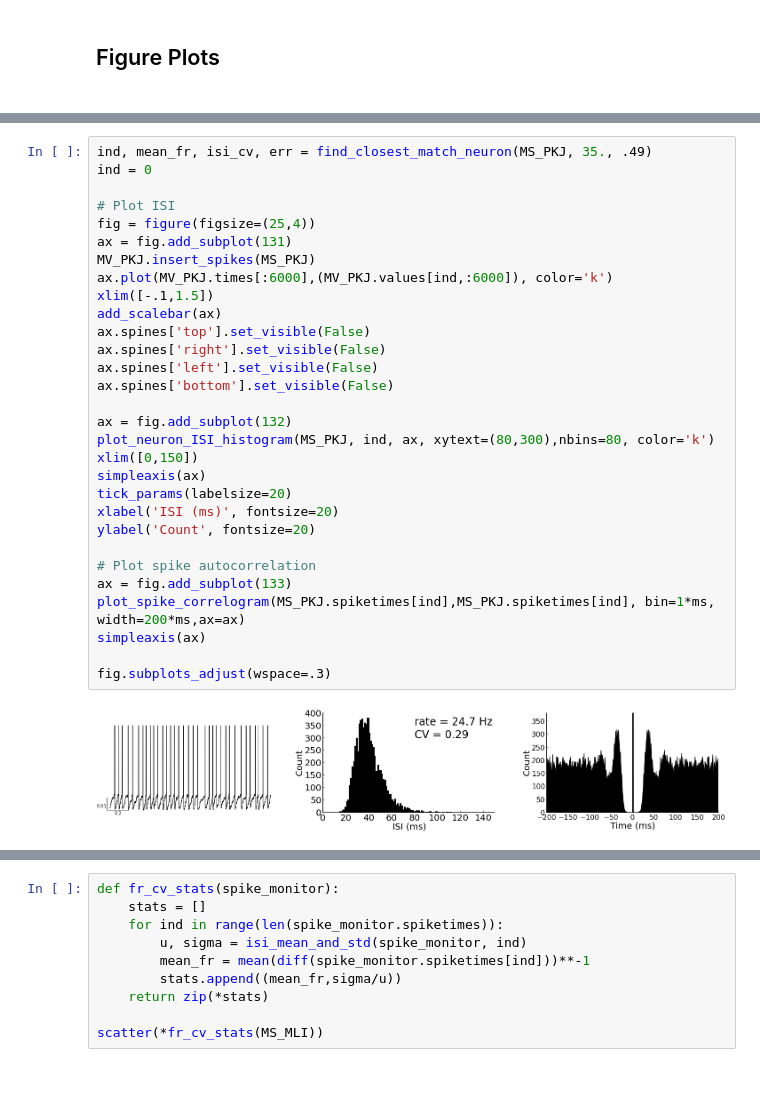
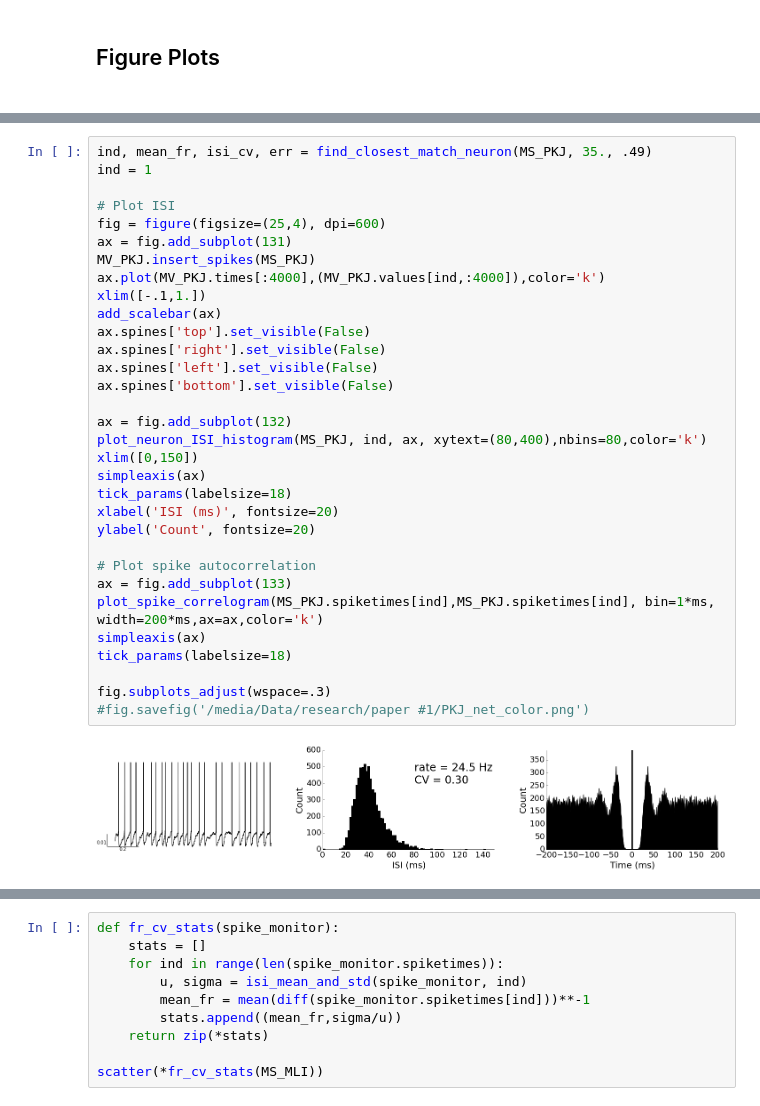
Before and after one commit to blennon/research, a Jupyter notebook: neuron_models/notebooks/MLI_PKJ_ISI2.ipynb, the cells around one changed output, grey strips where cells are left out. Cells and saved outputs as stored; diff of their text form; blank space fills up the shorter version.

```diff
--- a/neuron_models/notebooks/MLI_PKJ_ISI2.ipynb
+++ b/neuron_models/notebooks/MLI_PKJ_ISI2.ipynb
@@ -124,32 +238,34 @@ fig.subplots_adjust(wspace=.3)
 # %%
 ind, mean_fr, isi_cv, err = find_closest_match_neuron(MS_PKJ, 35., .49)
-ind = 0
+ind = 1
 
 # Plot ISI
-fig = figure(figsize=(25,4))
+fig = figure(figsize=(25,4), dpi=600)
 ax = fig.add_subplot(131)
 MV_PKJ.insert_spikes(MS_PKJ)
-ax.plot(MV_PKJ.times[:6000],(MV_PKJ.values[ind,:6000]), color='k')
-xlim([-.1,1.5])
+ax.plot(MV_PKJ.times[:4000],(MV_PKJ.values[ind,:4000]),color='k')
+xlim([-.1,1.])
 add_scalebar(ax)
 ax.spines['top'].set_visible(False)
 ax.spines['right'].set_visible(False)
 ax.spines['left'].set_visible(False)
 ax.spines['bottom'].set_visible(False)
 
 ax = fig.add_subplot(132)
-plot_neuron_ISI_histogram(MS_PKJ, ind, ax, xytext=(80,300),nbins=80, color='k')
+plot_neuron_ISI_histogram(MS_PKJ, ind, ax, xytext=(80,400),nbins=80,color='k')
 xlim([0,150])
 simpleaxis(ax)
-tick_params(labelsize=20)
+tick_params(labelsize=18)
 xlabel('ISI (ms)', fontsize=20)
 ylabel('Count', fontsize=20)
 
 # Plot spike autocorrelation
 ax = fig.add_subplot(133)
-plot_spike_correlogram(MS_PKJ.spiketimes[ind],MS_PKJ.spiketimes[ind], bin=1*ms, width=200*ms,ax=ax)
+plot_spike_correlogram(MS_PKJ.spiketimes[ind],MS_PKJ.spiketimes[ind], bin=1*ms, width=200*ms,ax=ax,color='k')
 simpleaxis(ax)
+tick_params(labelsize=18)
 
 fig.subplots_adjust(wspace=.3)
+#fig.savefig('/media/Data/research/paper #1/PKJ_net_color.png')
 # %% [output]
-[figure, old version]
+[figure, new version]
```
Also changed, not shown: parts of 10 cells of this notebook, 5 other files.
